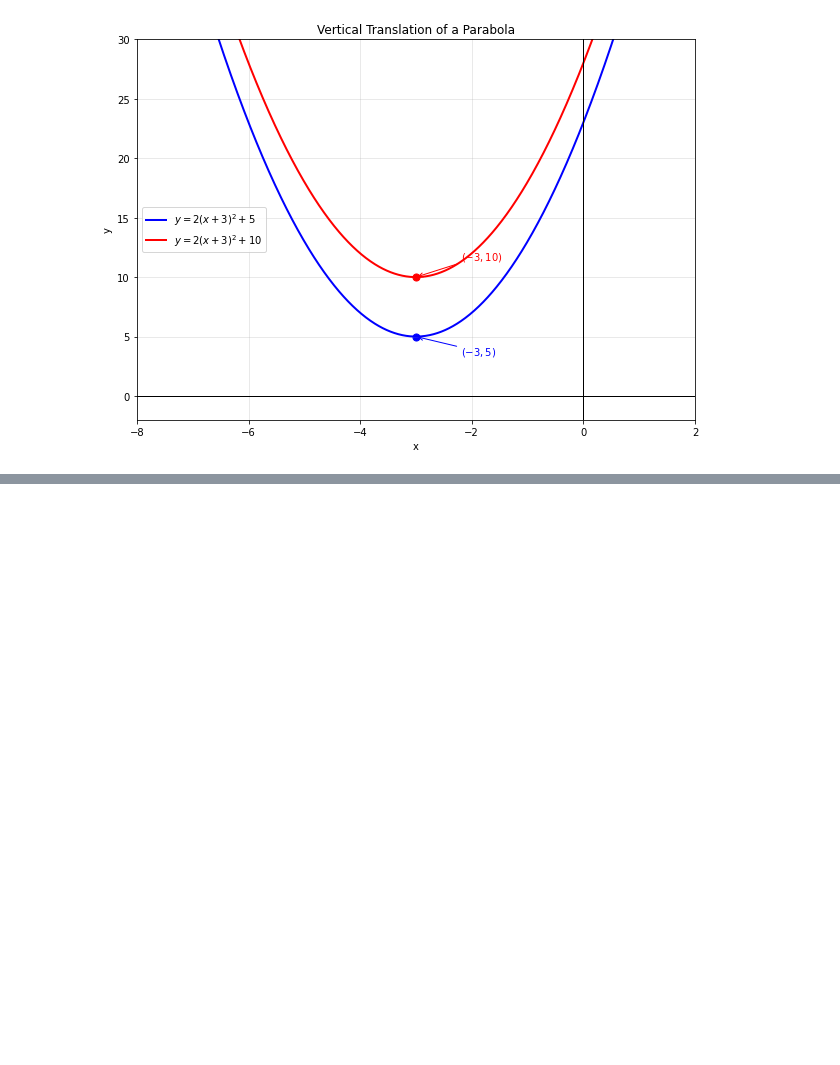
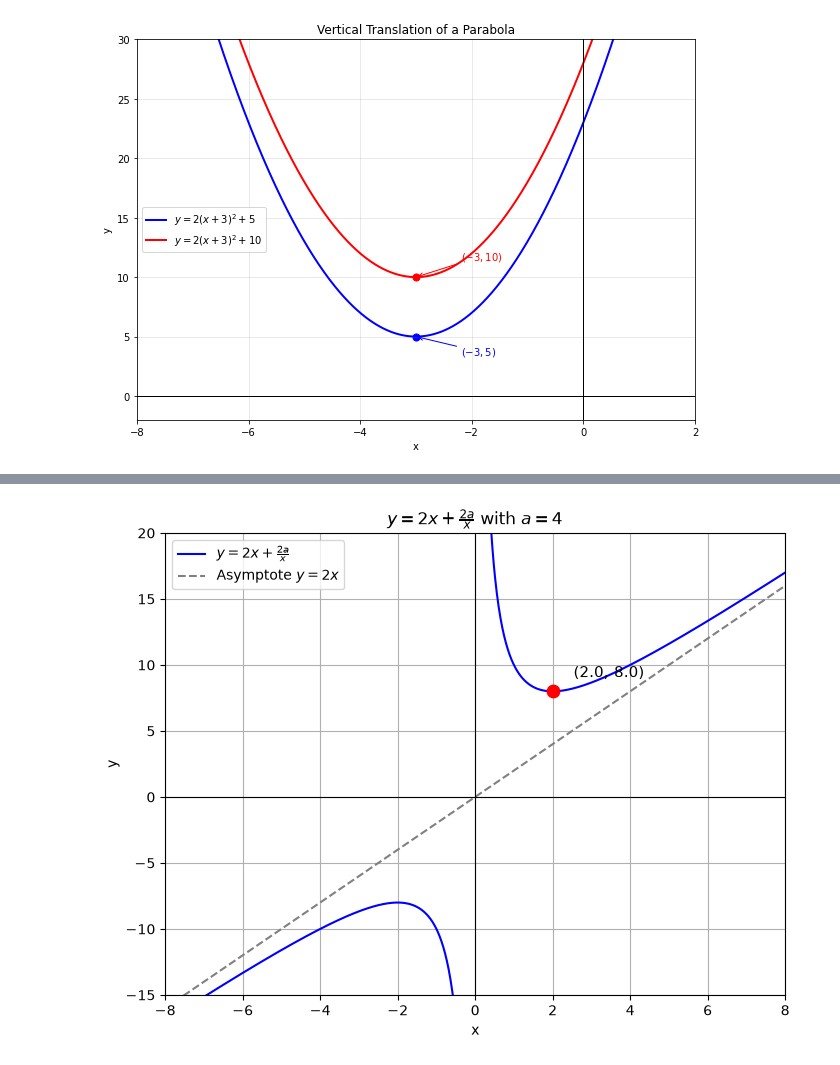
Before and after one commit to deepak-venkatesh/gelfand-algebra, a Jupyter notebook: Gelfand Algebra Python Code.ipynb, the cells around one changed output, grey strips where cells are left out. Cells and saved outputs as stored; diff of their text form; code cells hidden in the pictures; blank space fills up the shorter version.

```diff
--- a/Gelfand Algebra Python Code.ipynb
+++ b/Gelfand Algebra Python Code.ipynb
@@ -703,0 +916,57 @@ plt.show()
+# %%
+# Problem 264
+
+import numpy as np
+import matplotlib.pyplot as plt
+
+# Constant
+a = 4
+
+# x values (avoid x = 0)
+x_left = np.linspace(-8, -0.2, 500)
+x_right = np.linspace(0.2, 8, 500)
+
+# Curve
+y_left = 2 * x_left + 2 * a / x_left
+y_right = 2 * x_right + 2 * a / x_right
+
+# Minimum point
+xmin = np.sqrt(a)
+ymin = 4 * np.sqrt(a)
+
+plt.figure(figsize=(8, 6))
+
+# Curve
+plt.plot(x_left, y_left, label=r"$y=2x+\frac{2a}{x}$", color="blue")
+plt.plot(x_right, y_right, color="blue")
+
+# Asymptote
+x = np.linspace(-8, 8, 400)
+plt.plot(x, 2 * x, "--", color="gray", label=r"Asymptote $y=2x$")
+
+# Minimum
+plt.scatter(xmin, ymin, color="red", s=80, zorder=5)
+plt.annotate(
+    rf"$({xmin:.1f},\,{ymin:.1f})$",
+    (xmin, ymin),
+    xytext=(15, 10),
+    textcoords="offset points",
+    fontsize=11,
+)
+
+# Axes
+plt.axhline(0, color="black", linewidth=0.8)
+plt.axvline(0, color="black", linewidth=0.8)
+
+plt.xlim(-8, 8)
+plt.ylim(-15, 20)
+
+plt.xlabel("x")
+plt.ylabel("y")
+plt.title(rf"$y=2x+\frac{{2a}}{{x}}$ with $a={a}$")
+plt.grid(True)
+plt.legend()
+
+plt.show()
+# %% [output]
+[figure, added]
```
Also changed, not shown: parts of 7 cells of this notebook, 2 other files.
